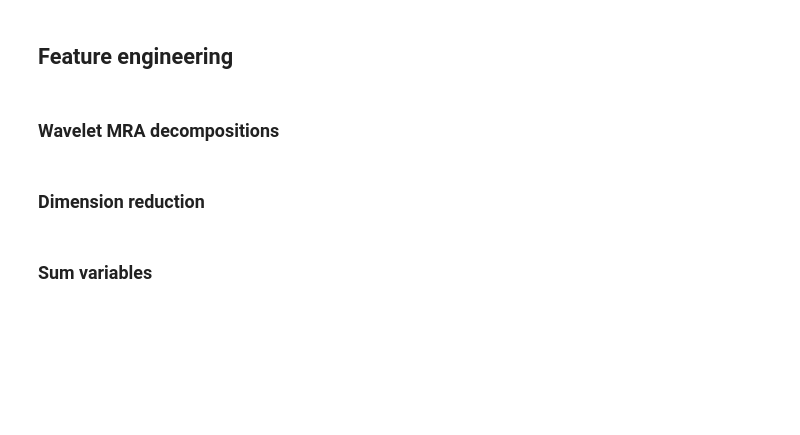
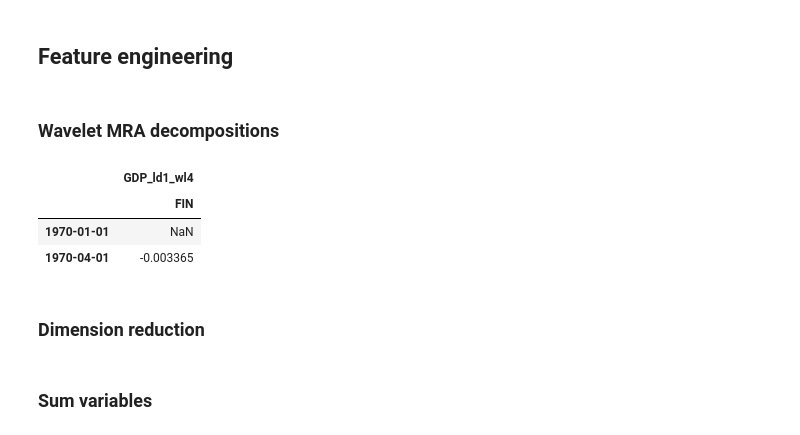
Before and after one commit to vvoutilainen/MTSDataModel, a Jupyter notebook: examples/sample_examples.ipynb, the cells around one changed output. Drawn from its saved outputs; the diff is of its cells as text; code cells hidden in the pictures; blank space fills up the shorter version.

```diff
--- a/examples/sample_examples.ipynb
+++ b/examples/sample_examples.ipynb
@@ -50,7 +124,12 @@ do.DetrendVariables(['StockPrices_def','GDP'], difftype = 'ld')
 ### Wavelet MRA decompositions
 # %%
 do.MRADecomposition(variables = ['GDP_ld1'], entities=['FIN'],levels = 6,expanding='none')
-#do.MRADecomposition(variables = ['GDP_ld1'],levels = 6,expanding='none') # bug here
+do.GetVariables(['GDP_ld1_wl4']).head(2)
+# %% [output]
+|  | GDP_ld1_wl4 |
+|  | FIN |
+| 1970-01-01 | NaN |
+| 1970-04-01 | -0.003365 |
 # %% [markdown]
 ### Dimension reduction
 # %%
```
Also changed, not shown: parts of 11 cells of this notebook, 3 other files.
